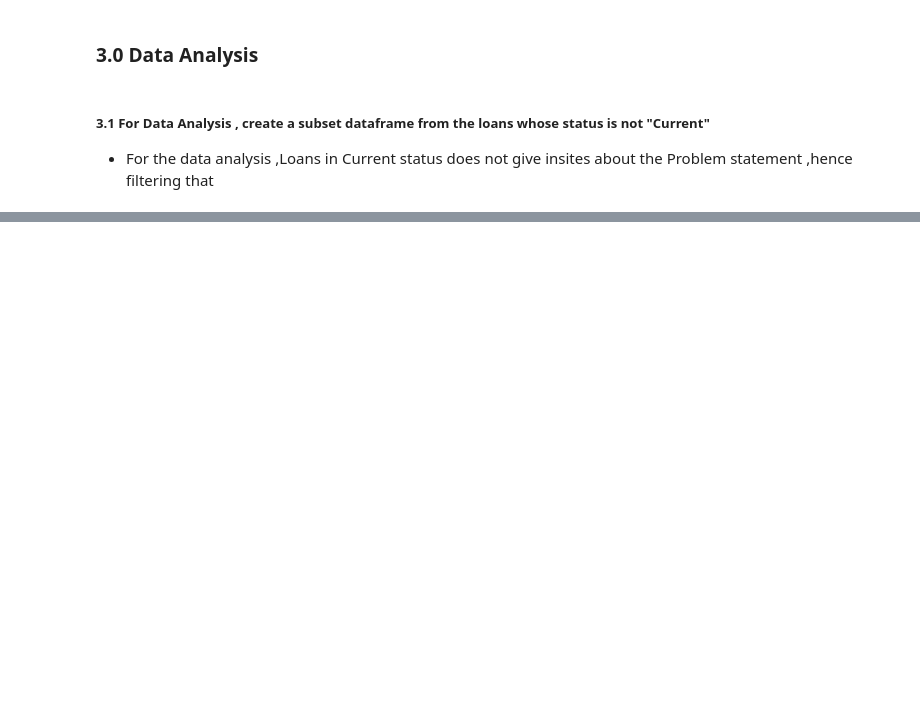
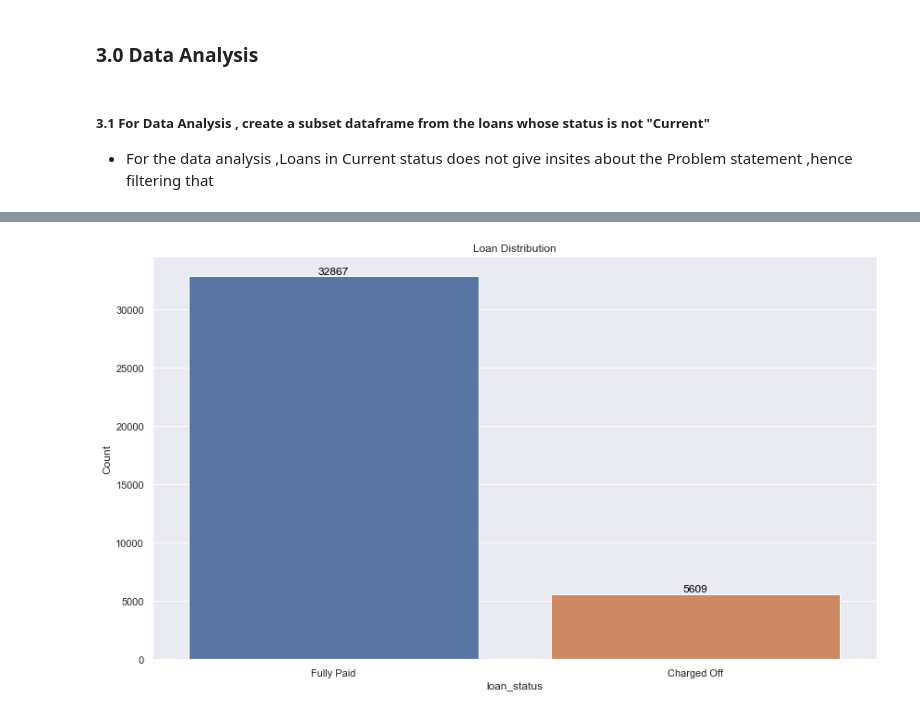
Before and after one commit to gauravsoni1112/Data-Science-Project, a Jupyter notebook: Gramener-Case-Study/Gramener-Case-Study.ipynb, the cells around one changed output, grey strips where cells are left out. Saved outputs shown, nothing was run; the diff lists cells and outputs as text; code cells hidden in the pictures; blank space fills up the shorter version.

Commit message:
EDA data cleaning done , completed  univariate analysis

```diff
--- a/Gramener-Case-Study/Gramener-Case-Study.ipynb
+++ b/Gramener-Case-Study/Gramener-Case-Study.ipynb
@@ -303,0 +462,15 @@ loan_not_current_df.shape
+# %%
+# Loan Amount ,looking to the above data
+loan_bins = [0, 5000, 10000, 15000, 20000, 25000,30000,40000]
+loan_slot = ['0-5000', '5000-10000', '10000-15000', '15000-20000', '20000-25000','25000-30000','30000 above']
+loan_not_current_df['loan_amnt_bin'] = pd.cut(loan_not_current_df['loan_amnt'], loan_bins, labels=loan_slot)
+# %%
+# Annual Income ,looking to the above data
+annual_inc_bins = [0, 5000, 10000, 15000, 20000, 25000,30000,50000]
+annual_inc_slot = ['0-5000', '5000-10000', '10000-15000', '15000-20000', '20000-25000','25000-30000','30000 above']
+loan_not_current_df['annual_inc_bin'] = pd.cut(loan_not_current_df['annual_inc'], annual_inc_bins, labels=annual_inc_slot)
+# %%
+# Interest Rate  ,looking to the above data
+int_rate_bins = [0, 5.5, 9.0, 12.0, 15,20]
+int_rate_slot = ['0-5.5', '5.5-9.0', '9.0-12.0', '12.0-15', '15 and above']
+loan_not_current_df['int_rate_range'] = pd.cut(loan_not_current_df['int_rate'], int_rate_bins, labels=int_rate_slot)
@@ -342 +502,23 @@ draw_countplot('purpose','Count of purpose','Purpose Distribution',loan_not_curr
+# %%
+def draw_univariate_plot(column_name,df,type_of_variable,hue=None,title=None):
+ sns.set(style="darkgrid")
+
+ if type_of_variable == "Continous" :
+   fig, ax=plt.subplots(nrows =1,ncols=2,figsize=(20,8))
+   ax[0].set_title("Distribution Plot")
+   sns.distplot(df[column_name],ax=ax[0])
+   ax[1].set_title("Box Plot")
+   sns.boxplot(data =df, x=column_name,ax=ax[1],orient='v')
+   plt.show()
+
+ if type_of_variable == "Categorical" :
+   fig, ax=plt.subplots(figsize=(14,8))
+   plt.title(title)
+   ax = sns.countplot(data = df, x= column_name, order=df[column_name].value_counts().index,hue = hue)
+   ax.set(xlabel=column_name, ylabel="Count")
+
+   for p in ax.patches:
+    ax.text(p.get_x() + p.get_width()/2., np.nan_to_num(p.get_height()), '%d' % int(np.nan_to_num(p.get_height())),
+            fontsize=12, color='black', ha='center', va='bottom')
+   plt.show()
 # %% [markdown]
@@ -355,0 +537,4 @@ draw_countplot('sub_grade','Count of Sub Grade','Sub Grade Distribution',loan_no
+# %%
+draw_univariate_plot(column_name='loan_status',title='Loan Distribution',df=loan_not_current_df,type_of_variable="Categorical")
+# %% [output]
+[figure, added]
```
Also changed, not shown: parts of 54 cells of this notebook, 2 other files.
